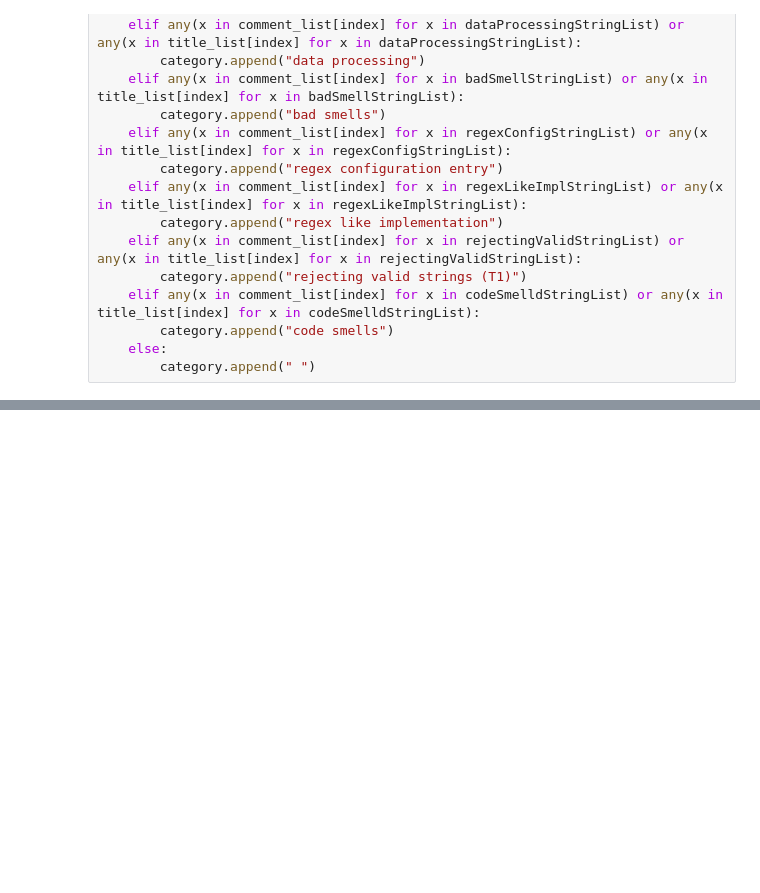
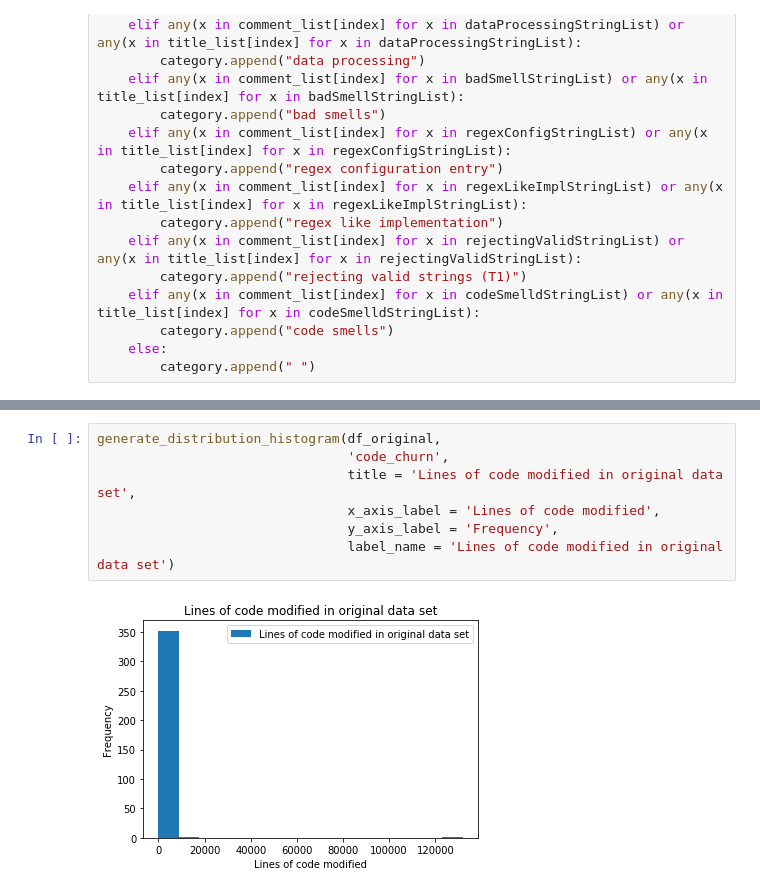
Before and after one commit to AnoopKiranAM/MSR_Assignment2, a Jupyter notebook: process/MSR_assignment-2.ipynb, the cells around one changed output, grey strips where cells are left out. Saved outputs shown, nothing was run; the diff lists cells and outputs as text; blank space fills up the shorter version.

```diff
--- a/process/MSR_assignment-2.ipynb
+++ b/process/MSR_assignment-2.ipynb
@@ -295,0 +357,9 @@ UnknownObjectException: 404 {"message": "Not Found", "documentation_url": "https
+# %%
+generate_distribution_histogram(df_original,
+                                'code_churn',
+                                title = 'Lines of code modified in original data set',
+                                x_axis_label = 'Lines of code modified',
+                                y_axis_label = 'Frequency',
+                                label_name = 'Lines of code modified in original data set')
+# %% [output]
+[figure, added]
```
Also changed, not shown: parts of 39 cells of this notebook.
